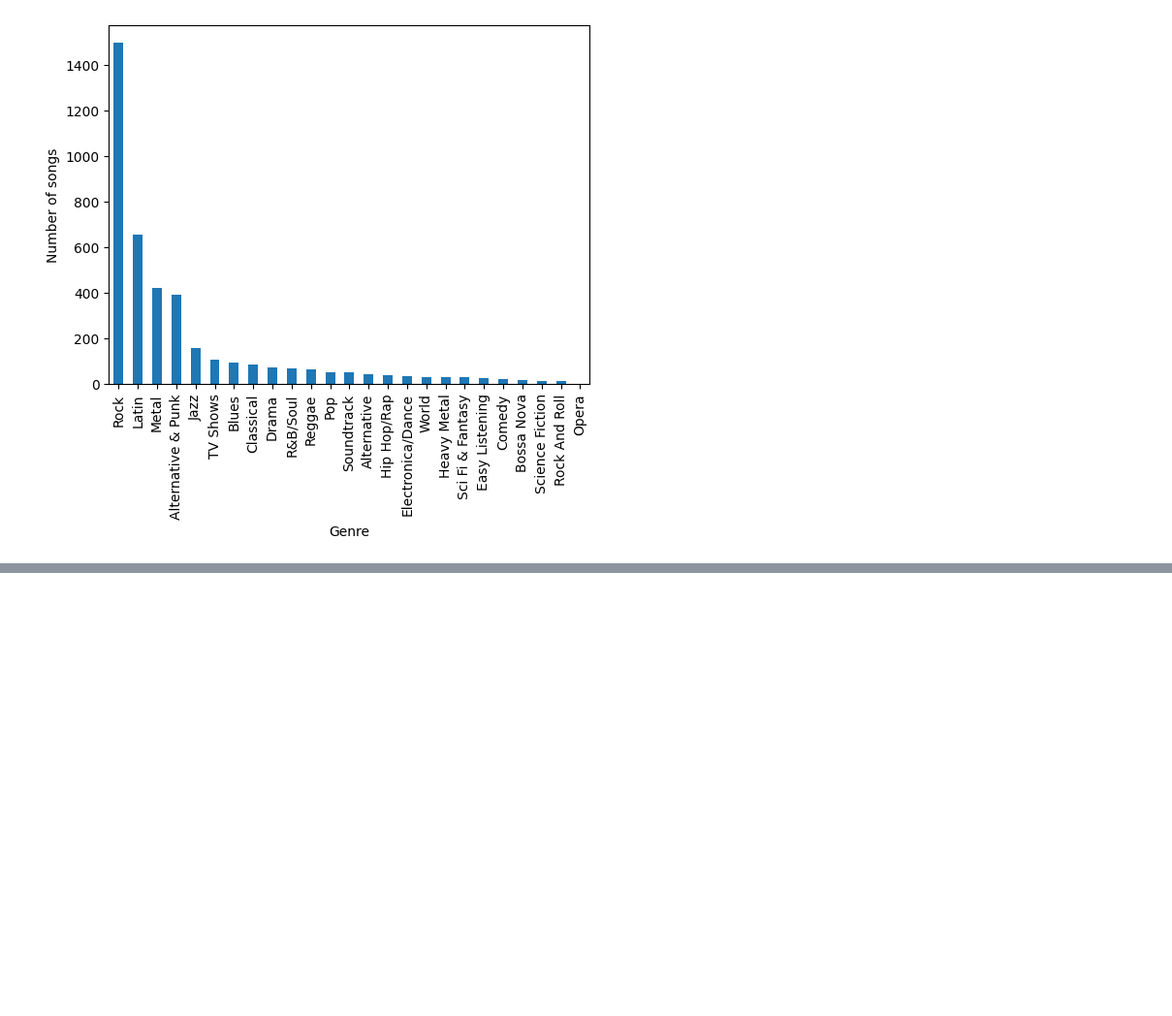
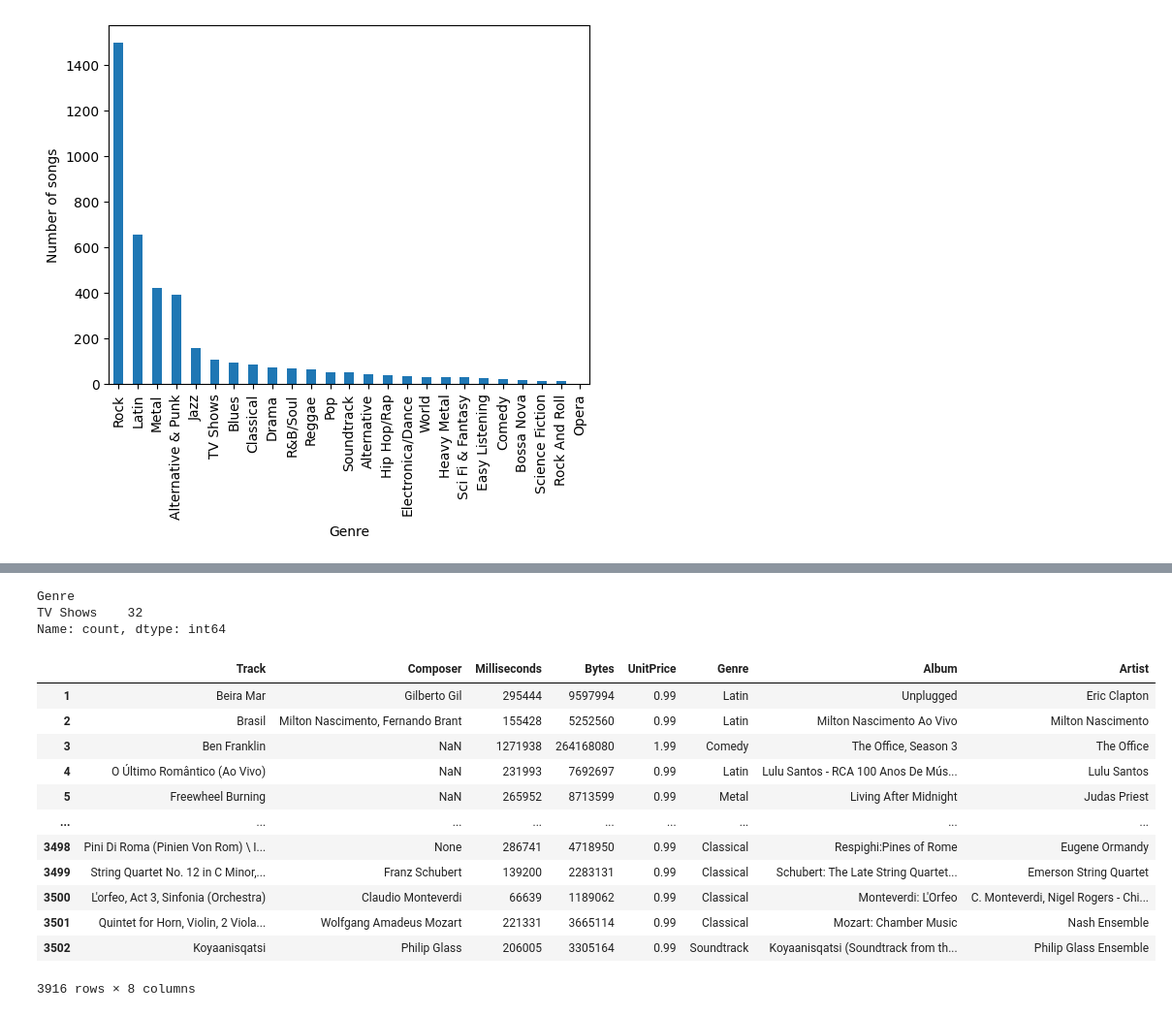
Before and after one commit to rezbee-dev/Prog-Practice, a Jupyter notebook: python/data_analytics/practical-ds/ch6/main.ipynb, the cells around one changed output, grey strips where cells are left out. Shown: that part at 97% size. Drawn from its saved outputs; the diff is of its cells as text; code cells hidden in the pictures; blank space fills up the shorter version.

```diff
--- a/python/data_analytics/practical-ds/ch6/main.ipynb
+++ b/python/data_analytics/practical-ds/ch6/main.ipynb
@@ -186,0 +226,25 @@ plt.show()
+# %%
+# Show number of songs with length greater than 2e6 and size less than 0.4e9, by Genre
+itunes_df[(itunes_df['Milliseconds'] > 2e6) & (itunes_df['Bytes'] < 0.4e9)]['Genre'].value_counts()
+# %% [output]
+Genre
+TV Shows    32
+Name: count, dtype: int64
+# %%
+# Return all rows except those of 'TV Shows' Genre
+itunes_df[itunes_df['Genre'] != 'TV Shows']
+# itunes_df[~(itunes_df['Genre'] == 'TV Shows')] -> same as previous, but different syntax
+# %% [output]
+|  | Track | Composer | Milliseconds | Bytes | UnitPrice | Genre | Album | Artist |
+| 1 | Beira Mar | Gilberto Gil | 295444 | 9597994 | 0.99 | Latin | Unplugged | Eric Clapton |
+| 2 | Brasil | Milton Nascimento, Fernando Brant | 155428 | 5252560 | 0.99 | Latin | Milton Nascimento Ao Vivo | Milton Nascimento |
+| 3 | Ben Franklin | NaN | 1271938 | 264168080 | 1.99 | Comedy | The Office, Season 3 | The Office |
+| 4 | O Último Romântico (Ao Vivo) | NaN | 231993 | 7692697 | 0.99 | Latin | Lulu Santos - RCA 100 Anos De Mús... | Lulu Santos |
+| 5 | Freewheel Burning | NaN | 265952 | 8713599 | 0.99 | Metal | Living After Midnight | Judas Priest |
+| ... | ... | ... | ... | ... | ... | ... | ... | ... |
+| 3498 | Pini Di Roma (Pinien Von Rom) \ I... | None | 286741 | 4718950 | 0.99 | Classical | Respighi:Pines of Rome | Eugene Ormandy |
+| 3499 | String Quartet No. 12 in C Minor,... | Franz Schubert | 139200 | 2283131 | 0.99 | Classical | Schubert: The Late String Quartet... | Emerson String Quartet |
+| 3500 | L'orfeo, Act 3, Sinfonia (Orchestra) | Claudio Monteverdi | 66639 | 1189062 | 0.99 | Classical | Monteverdi: L'Orfeo | C. Monteverdi, Nigel Rogers - Chi... |
+| 3501 | Quintet for Horn, Violin, 2 Viola... | Wolfgang Amadeus Mozart | 221331 | 3665114 | 0.99 | Classical | Mozart: Chamber Music | Nash Ensemble |
+| 3502 | Koyaanisqatsi | Philip Glass | 206005 | 3305164 | 0.99 | Soundtrack | Koyaanisqatsi (Soundtrack from th... | Philip Glass Ensemble |
+3916 rows × 8 columns
```
Also changed, not shown: parts of 10 cells of this notebook.
